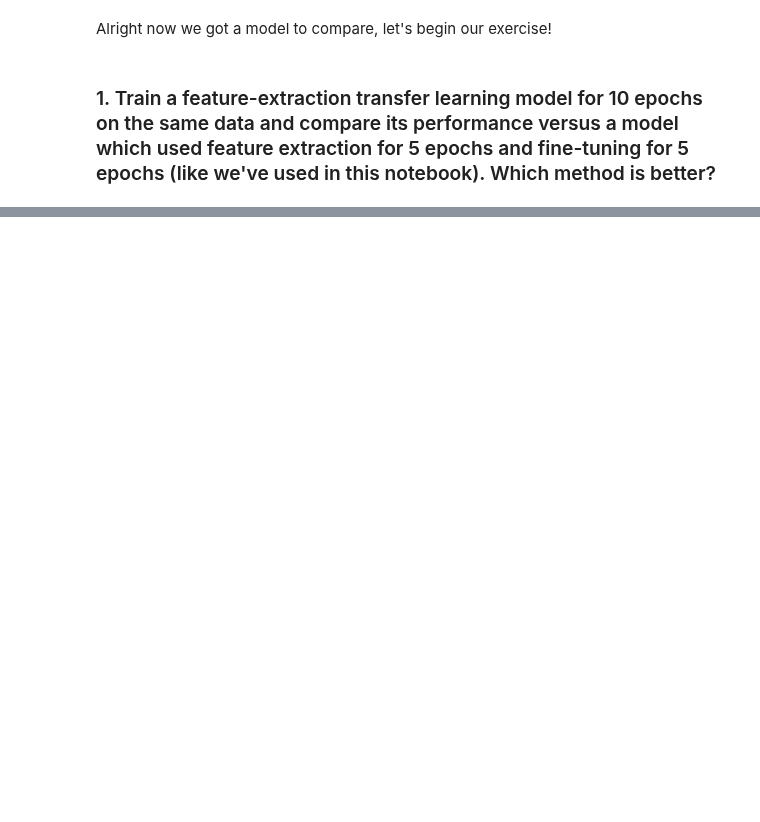
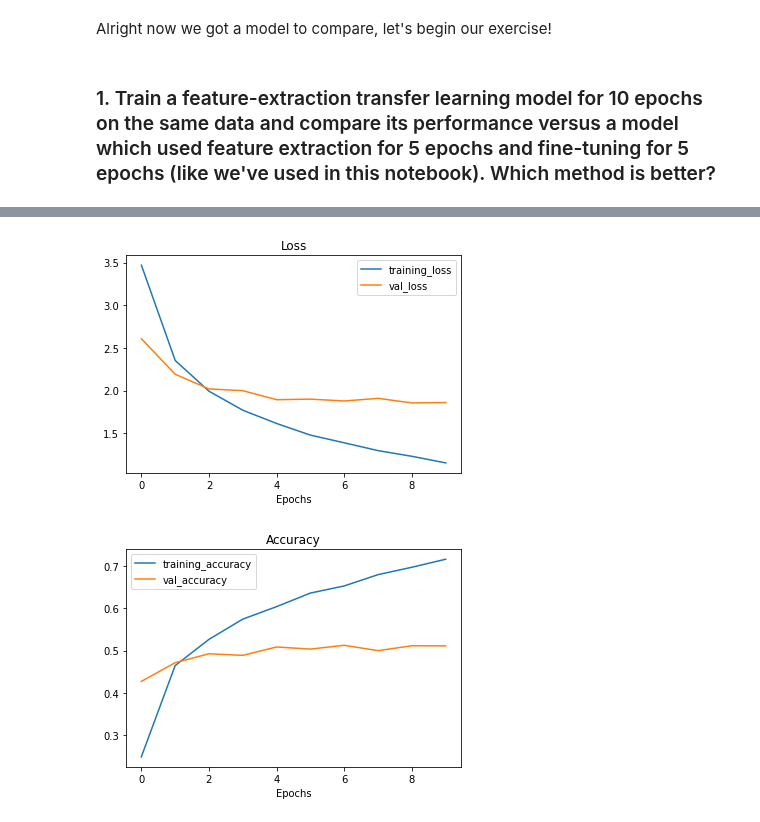
Before and after one commit to ashikshafi08/Learning_Tensorflow, a Jupyter notebook: Exericse_and_Extra-curriculum/🛠_06_Transfer_Learning_in_TensorFlow_Part_3_Scaling_up_Exercise_Solutions.ipynb, the cells around one changed output, grey strips where cells are left out. Drawn from its saved outputs; the diff is of its cells as text; code cells hidden in the pictures; blank space fills up the shorter version.

```diff
--- a/Exericse_and_Extra-curriculum/🛠_06_Transfer_Learning_in_TensorFlow_Part_3_Scaling_up_Exercise_Solutions.ipynb
+++ b/Exericse_and_Extra-curriculum/🛠_06_Transfer_Learning_in_TensorFlow_Part_3_Scaling_up_Exercise_Solutions.ipynb
@@ -218,3 +221,18 @@ results_fine_tune_model_0
 Alright now we got a model to compare, let's begin our exercise!
 # %% [markdown]
 ### 1. Train a feature-extraction transfer learning model for 10 epochs on the same data and compare its performance versus a model which used feature extraction for 5 epochs and fine-tuning for 5 epochs (like we've used in this notebook). Which method is better?
+# %%
+# Building the feature extractor model
+base_model_1 = tf.keras.applications.EfficientNetB0(include_top= False)
+base_model_1.trainable = False
+
+# Setup model architecture with trainable top layers
+inputs = layers.Input(shape= (224 , 224 , 3) , name='input_layer')
+x = data_augmentation(inputs)
+x = base_model_1(x , training = False)
+x = layers.GlobalAveragePooling2D(name = 'global_avg_pool_2D')(x)
+outputs = layers.Dense(len(train_data_all_10_percent.class_names) , activation= 'softmax', name = 'output_layer')(x)
+
+# Packing into a model
+feature_extractor_model = tf.keras.Model(inputs , outputs , name = 'feature_extractor_model')
+feature_extractor_model.summary()
@@ -220,0 +258,11 @@ Alright now we got a model to compare, let's begin our exercise!
+# %%
+# Compiling the feature extractor model
+feature_extractor_model.compile(loss = tf.keras.losses.CategoricalCrossentropy() ,
+                                optimizer = tf.keras.optimizers.Adam() ,
+                                metrics = ['accuracy'])
+
+# Fitting the feature extractor model for 10 epochs
+history_feature_extractor_model = feature_extractor_model.fit(train_data_all_10_percent,
+                                           epochs=10,
+                                           validation_data=test_data,
+                                           validation_steps=int(0.15 * len(test_data)))
@@ -220,0 +297,5 @@ Alright now we got a model to compare, let's begin our exercise!
+# %%
+plot_loss_curves(history_feature_extractor_model)
+# %% [output]
+[figure, added]
+[figure, added]
```
Also changed, not shown: parts of 5 cells of this notebook.
